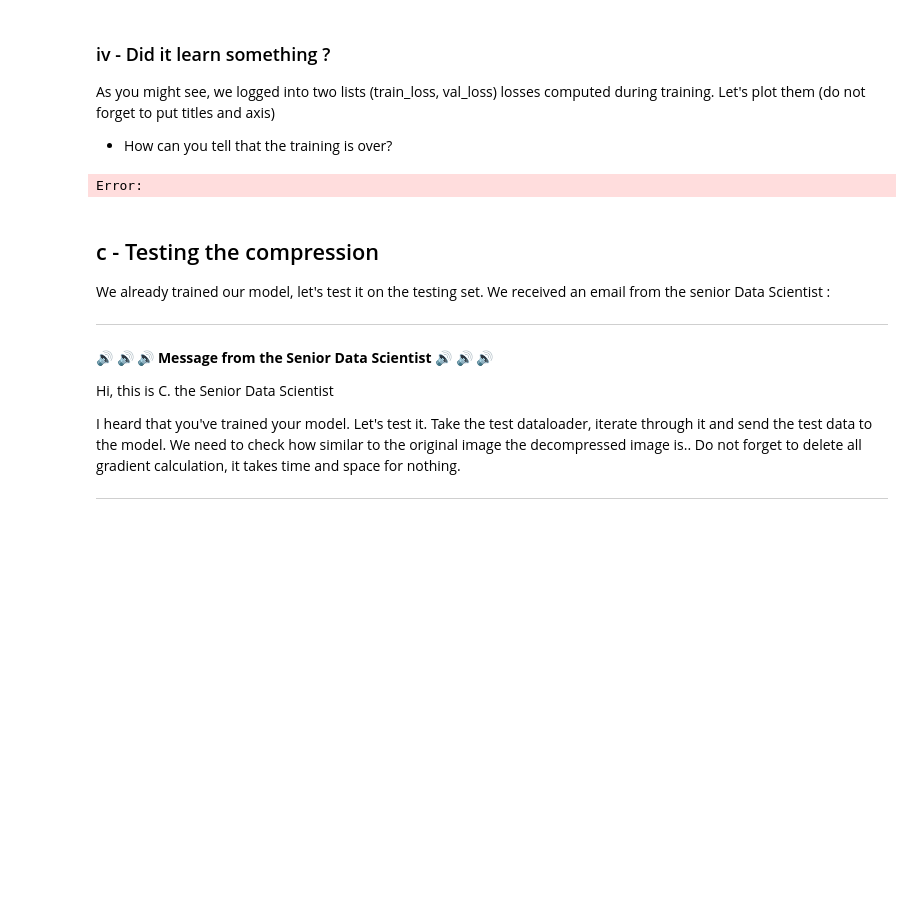
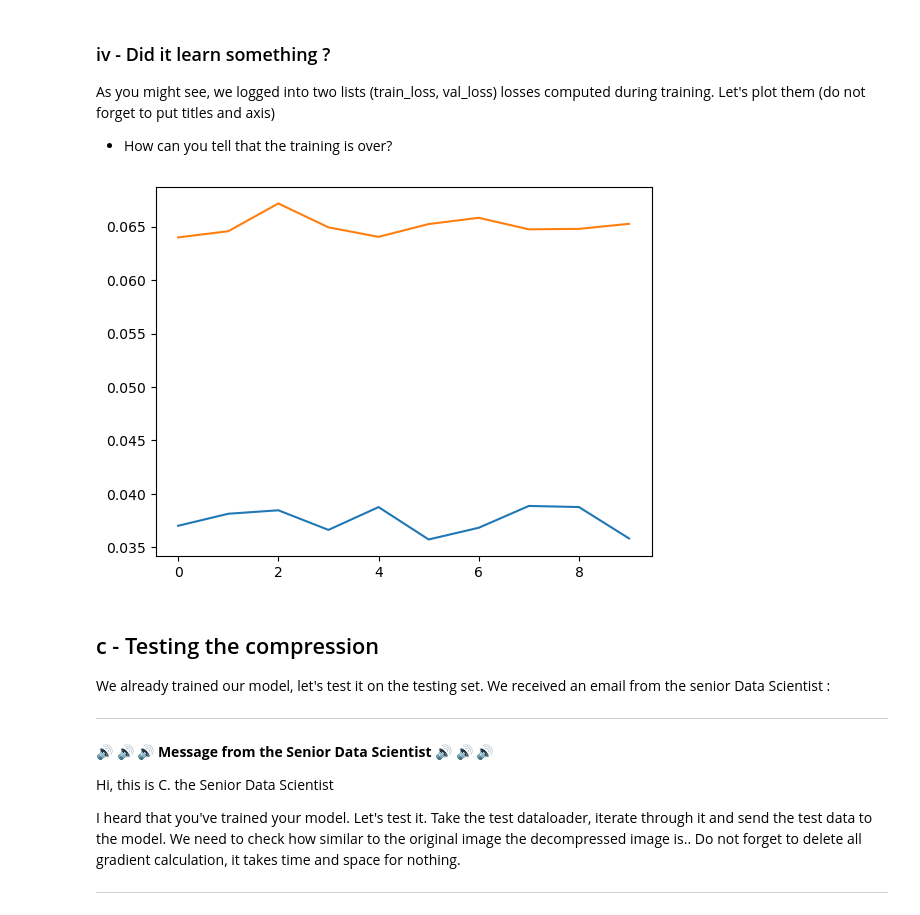
Before and after one commit to MurphLaws/JPEGCompression, a Jupyter notebook: Lab2_AE.ipynb, the cells around one changed output. Cells and saved outputs as stored; diff of their text form; code cells hidden in the pictures; blank space fills up the shorter version.

```diff
--- a/Lab2_AE.ipynb
+++ b/Lab2_AE.ipynb
@@ -328,11 +338,11 @@ class AutoEncoder_MLP(nn.Module):
     super().__init__()
     # TODO : Init the class attributes thanks to the arguments of the init methods
     self.input_size = input_size
-    self.output_size = 10
+    self.output_size = compressed_space_size
     self.compressed_space_size = compressed_space_size
     # TODO : Correct the mistakes from the model
     self.input = nn.Sequential(nn.Linear(self.input_size, self.compressed_space_size),nn.ReLU())
-    self.output = nn.Sequential(nn.Linear(self.output_size,self.compressed_space_size ),nn.Sigmoid())
+    self.output = nn.Sequential(nn.Linear(self.output_size,self.input_size ),nn.Sigmoid())
     # end TODO: there are mistakes in all these 5 above lines
 
   def forward(self,x):
@@ -340,7 +350,7 @@ class AutoEncoder_MLP(nn.Module):
     The input x is forwarded through the neural net.
     """
     # TODO : Correct the mistakes
-    x = x.view(-1, 28*28)
+    x = x.view(-1, self.input_size)
     compressed_image = self.input(x)
     decompressed_image = self.output(compressed_image)
     return decompressed_image
@@ -428,8 +449,8 @@ In this case, we will use Adam Optimizer (it is efficient). Don't hesitate to ha
 More information: https://pytorch.org/docs/stable/optim.html
 # %%
 # TODO : define a small learning rate
-learning_rate =
+learning_rate =  0.01
 # TODO : load the Adam optimizer in the optimizer variable
-optimizer = torch.optim.Adam(model.parameters(), lr=....)
+optimizer = torch.optim.Adam(model.parameters(), lr=learning_rate)
 
 #Waos
@@ -457,11 +476,11 @@ device = 'cuda' if torch.cuda.is_available() else 'cpu' # To send to the gpu
 mini_batches_print = 10 # To print every 10 mini batches
 
 # TODO : Send the model to the device using .to
-net =
+net = model.to(device)
 
 # TODO : Define your number of epochs
 
-num_epochs = ...
+num_epochs = 10
 
 loss_train , loss_val = [], []
 for epoch in range(num_epochs) :
@@ -469,21 +488,22 @@ for epoch in range(num_epochs) :
     # TODO : Create your Training Loop
     for i, data in enumerate(train_loader, 0):
         # TODO : load the data into two variables
-        image, label = ...
+        image, label = train_loader.dataset[i][0], train_loader.dataset[i][1]
 
         # TODO : reshape the input image using .view() so that it fits the input layers neuron numbers.
         # Don't forget the Batch Size, the 1rst dimension must always be the Batch Size
-        image_reshaped, label = ...
+        image_reshaped, label = image.view(1, 28*28), label
         optimizer.zero_grad()
 
         # TODO : send the image to the model
-        outputs = net(...)
+        outputs = net(image_reshaped)
 
         # TODO/Questions : Do we need to reshape the input image ? If yes, reshape the image
-        outputs = ...
+        outputs = outputs.view(1, 28 * 28)
+        #???????????????????
 
         # TODO : Compute the loss. Don't forget to send the image to the device
-        loss = criterion(... ,... )
+        loss = criterion(outputs, image_reshaped.to(device))
 
         loss.backward()
         optimizer.step()
@@ -498,11 +518,10 @@ for epoch in range(num_epochs) :
       for i, data in enumerate(val_loader, 0):
         # TODO : Do the same as the Train loop but delete everything related to weight update (optimizer, loss backwards ...)
         image, label = data[0].view(data[0].shape[0],-1).to(device), data[1]
-        outputs = ...
-        outputs = ...
-        loss = ...
+        outputs = net(image)
+        loss = criterion(outputs, image)
         optimizer.zero_grad() # Keep or not ?
-        loss.backward() # Keep or not ?
+        #loss.backward() # Keep or not ?
 
         running_loss_v += loss.item()
         if i == mini_batches_print :
@@ -519,12 +557,12 @@ As you might see, we logged into two lists (train_loss, val_loss) losses compute
 # %%
 # TODO : plot the train and val loss on the same graph using matplotlib.pyplot.
 # Always put legend on your graphs
 
-plt.plot(...)
-plt.plot(...)
+plt.plot(loss_train, label='train')
+plt.plot(loss_val, label='val')
 plt.show()
 # %% [output]
-Error:
+[figure, added]
 # %% [markdown]
 ## c - Testing the compression
 
```
Also changed, not shown: parts of 15 cells of this notebook.
